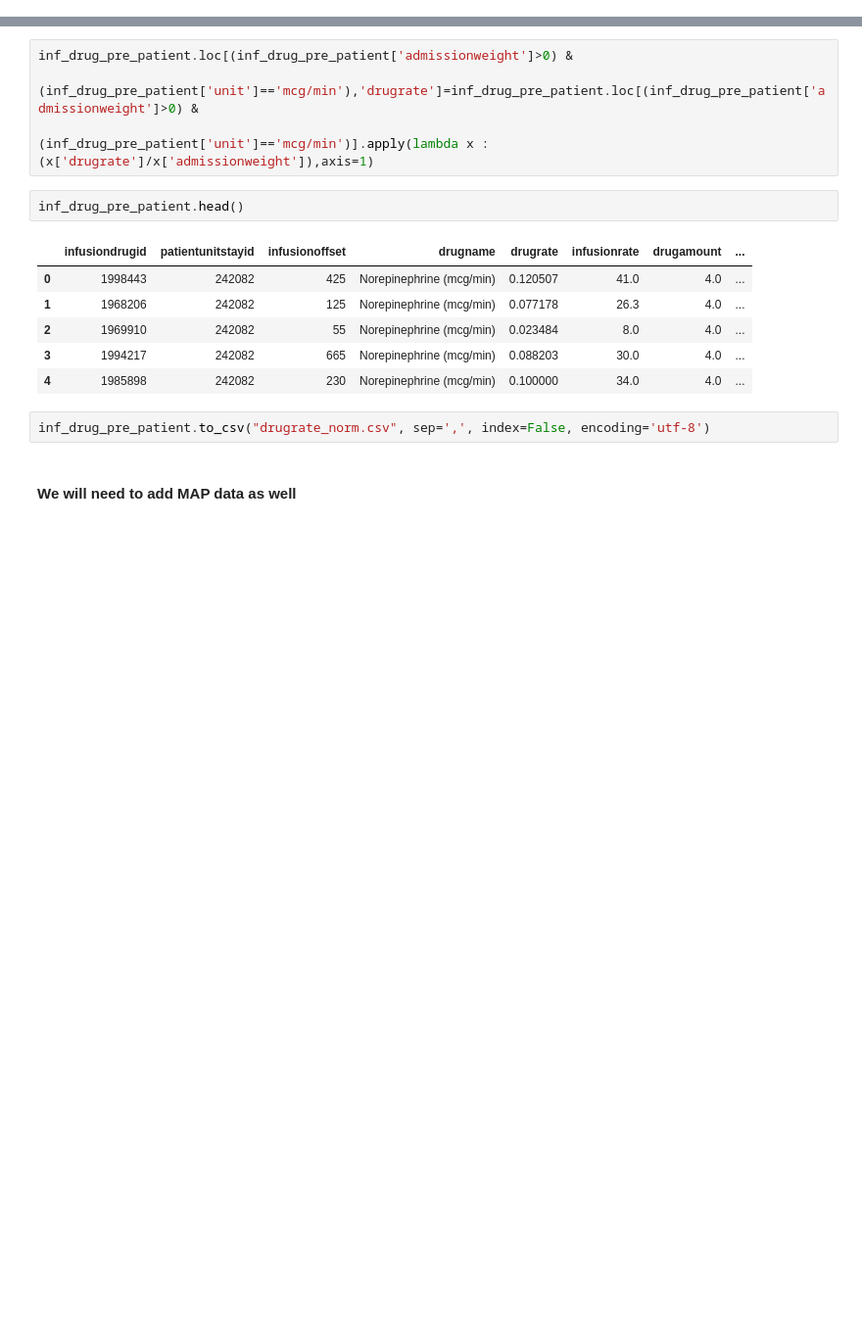
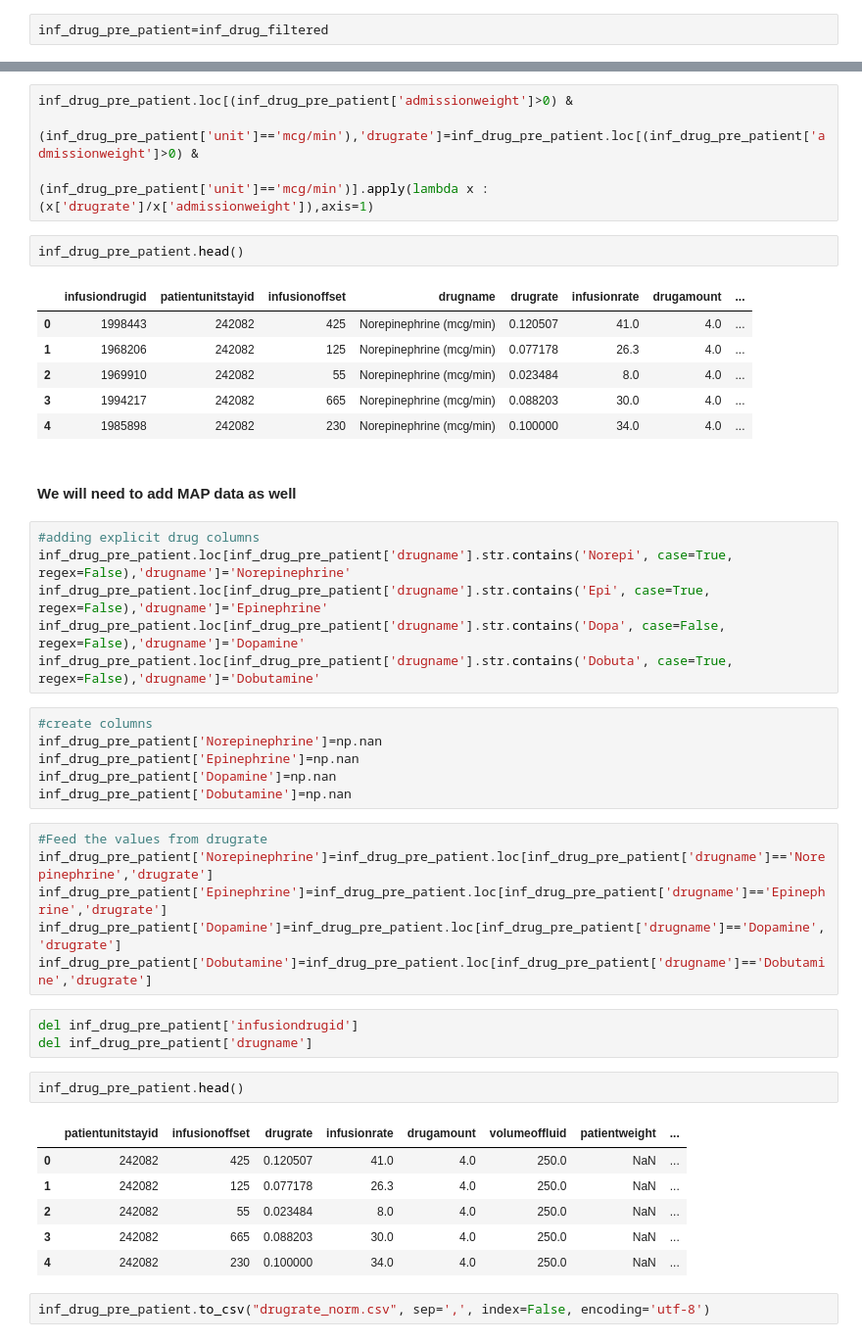
Before and after one commit to Ronet05/GSoC-CBMI-eICU, a Jupyter notebook: Cardiovascular param.ipynb, the cells around one changed output, grey strips where cells are left out. Shown: that part at 98% size. Saved outputs shown, nothing was run; the diff lists cells and outputs as text; blank space fills up the shorter version.

```diff
--- a/Cardiovascular param.ipynb
+++ b/Cardiovascular param.ipynb
@@ -162,3 +174,5 @@ inf_drug_pre_patient=pd.read_csv('cardiovascular_params.csv')
+# %%
+inf_drug_pre_patient=inf_drug_filtered
 # %%
 inf_drug_pre_patient.head()
 # %% [output]
@@ -256,7 +289,37 @@ inf_drug_pre_patient.head()
 | 2 | 1969910 | 242082 | 55 | Norepinephrine (mcg/min) | 0.023484 | 8.0 | 4.0 | ... |
 | 3 | 1994217 | 242082 | 665 | Norepinephrine (mcg/min) | 0.088203 | 30.0 | 4.0 | ... |
 | 4 | 1985898 | 242082 | 230 | Norepinephrine (mcg/min) | 0.100000 | 34.0 | 4.0 | ... |
+# %% [markdown]
+<h4>We will need to add MAP data as well</h4>
+# %%
+#adding explicit drug columns
+inf_drug_pre_patient.loc[inf_drug_pre_patient['drugname'].str.contains('Norepi', case=True, regex=False),'drugname']='Norepinephrine'
+inf_drug_pre_patient.loc[inf_drug_pre_patient['drugname'].str.contains('Epi', case=True, regex=False),'drugname']='Epinephrine'
+inf_drug_pre_patient.loc[inf_drug_pre_patient['drugname'].str.contains('Dopa', case=False, regex=False),'drugname']='Dopamine'
+inf_drug_pre_patient.loc[inf_drug_pre_patient['drugname'].str.contains('Dobuta', case=True, regex=False),'drugname']='Dobutamine'
+# %%
+#create columns
+inf_drug_pre_patient['Norepinephrine']=np.nan
+inf_drug_pre_patient['Epinephrine']=np.nan
+inf_drug_pre_patient['Dopamine']=np.nan
+inf_drug_pre_patient['Dobutamine']=np.nan
+# %%
+#Feed the values from drugrate
+inf_drug_pre_patient['Norepinephrine']=inf_drug_pre_patient.loc[inf_drug_pre_patient['drugname']=='Norepinephrine','drugrate']
+inf_drug_pre_patient['Epinephrine']=inf_drug_pre_patient.loc[inf_drug_pre_patient['drugname']=='Epinephrine','drugrate']
+inf_drug_pre_patient['Dopamine']=inf_drug_pre_patient.loc[inf_drug_pre_patient['drugname']=='Dopamine','drugrate']
+inf_drug_pre_patient['Dobutamine']=inf_drug_pre_patient.loc[inf_drug_pre_patient['drugname']=='Dobutamine','drugrate']
+# %%
+del inf_drug_pre_patient['infusiondrugid']
+del inf_drug_pre_patient['drugname']
+# %%
+inf_drug_pre_patient.head()
+# %% [output]
+|  | patientunitstayid | infusionoffset | drugrate | infusionrate | drugamount | volumeoffluid | patientweight | ... |
+| 0 | 242082 | 425 | 0.120507 | 41.0 | 4.0 | 250.0 | NaN | ... |
+| 1 | 242082 | 125 | 0.077178 | 26.3 | 4.0 | 250.0 | NaN | ... |
+| 2 | 242082 | 55 | 0.023484 | 8.0 | 4.0 | 250.0 | NaN | ... |
+| 3 | 242082 | 665 | 0.088203 | 30.0 | 4.0 | 250.0 | NaN | ... |
+| 4 | 242082 | 230 | 0.100000 | 34.0 | 4.0 | 250.0 | NaN | ... |
 # %%
 inf_drug_pre_patient.to_csv("drugrate_norm.csv", sep=',', index=False, encoding='utf-8')
-# %% [markdown]
-<h4>We will need to add MAP data as well</h4>
```
Also changed, not shown: parts of 11 cells of this notebook, 1 other file.
